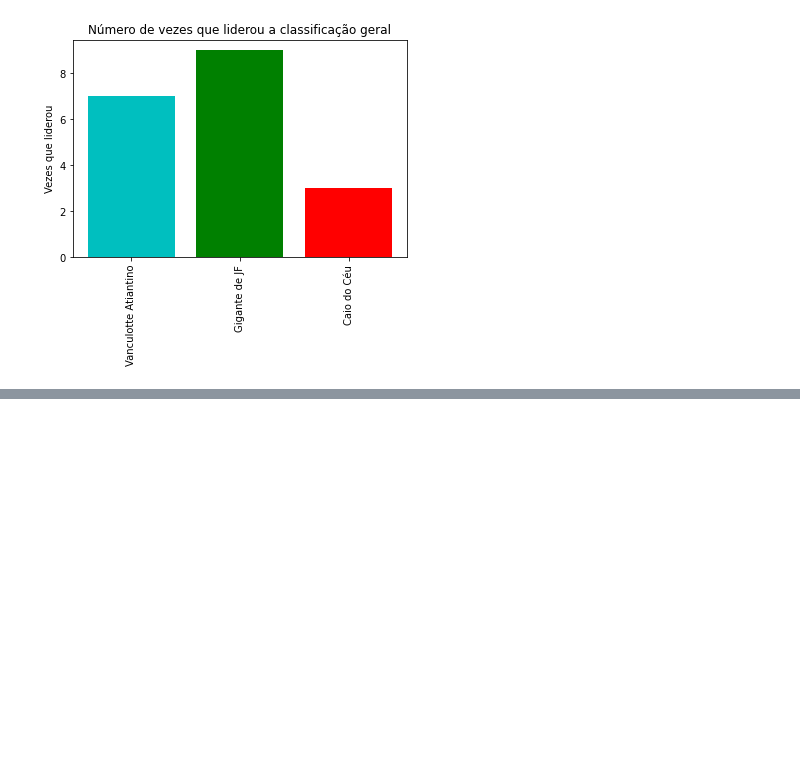
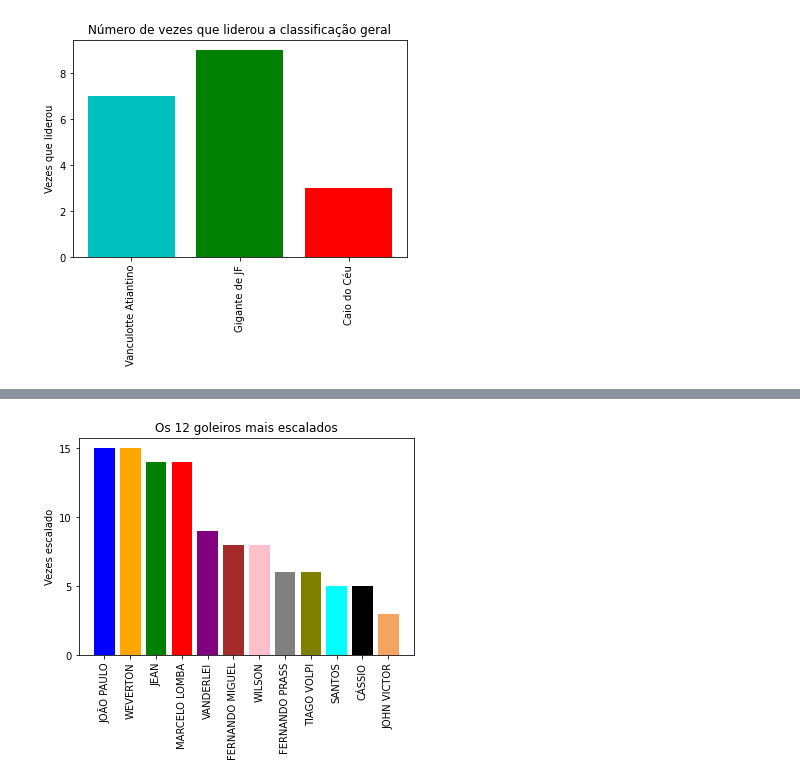
Before and after one commit to Eric-Mendes/estatisticas-quem-cair-calil, a Jupyter notebook: dados_quem_cair_calil_20_21.ipynb, the cells around one changed output, grey strips where cells are left out. Cells and saved outputs as stored; diff of their text form; code cells hidden in the pictures; blank space fills up the shorter version.

```diff
--- a/dados_quem_cair_calil_20_21.ipynb
+++ b/dados_quem_cair_calil_20_21.ipynb
@@ -758,0 +964,4 @@ plot_posicoes(['Vanculotte Atiantino', 'Gigante de JF', 'Caio do Céu'], \
+# %%
+plot_por_posicao('GOLEIRO')
+# %% [output]
+[figure, added]
```
Also changed, not shown: parts of 38 cells of this notebook.
